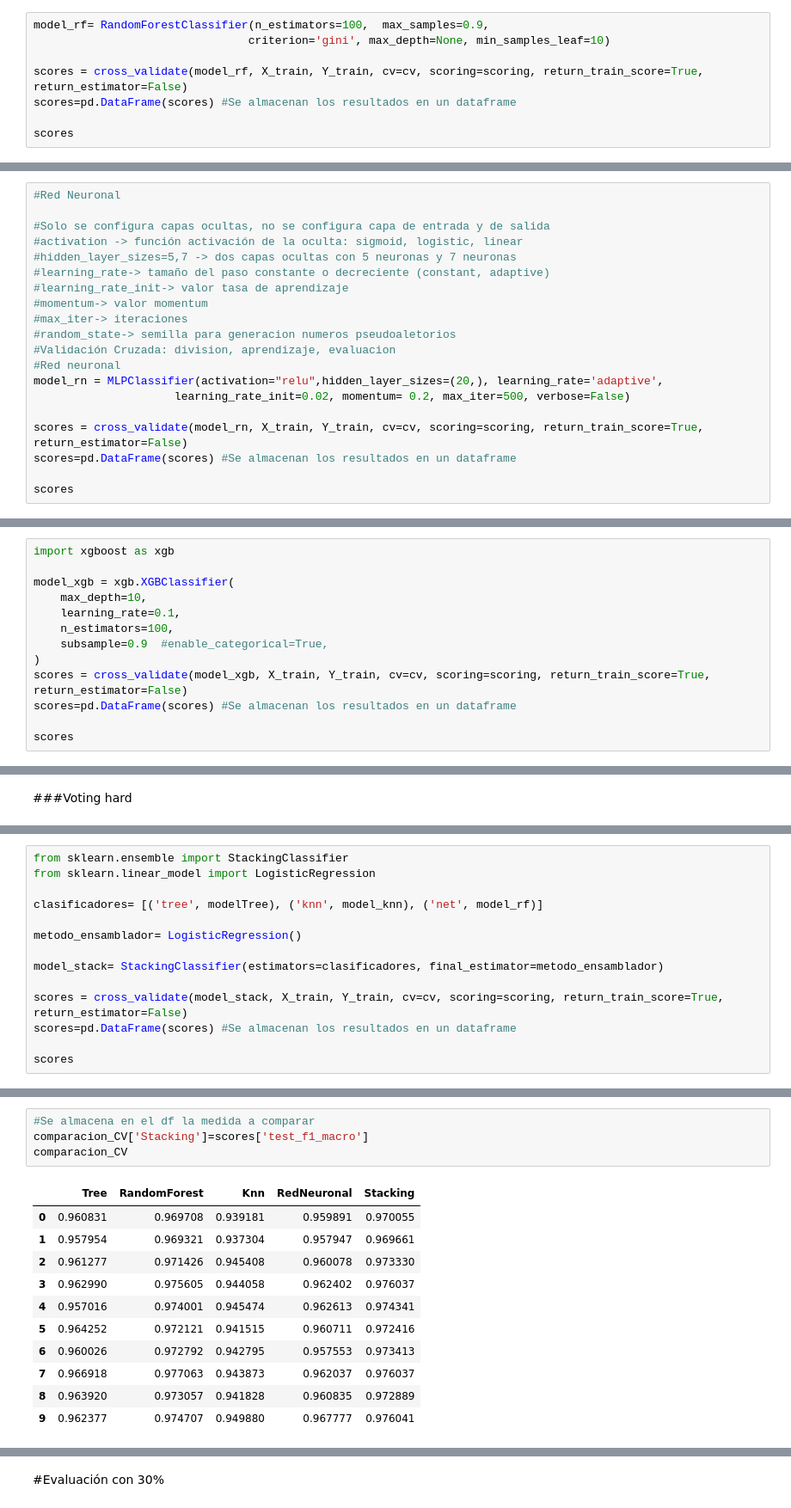
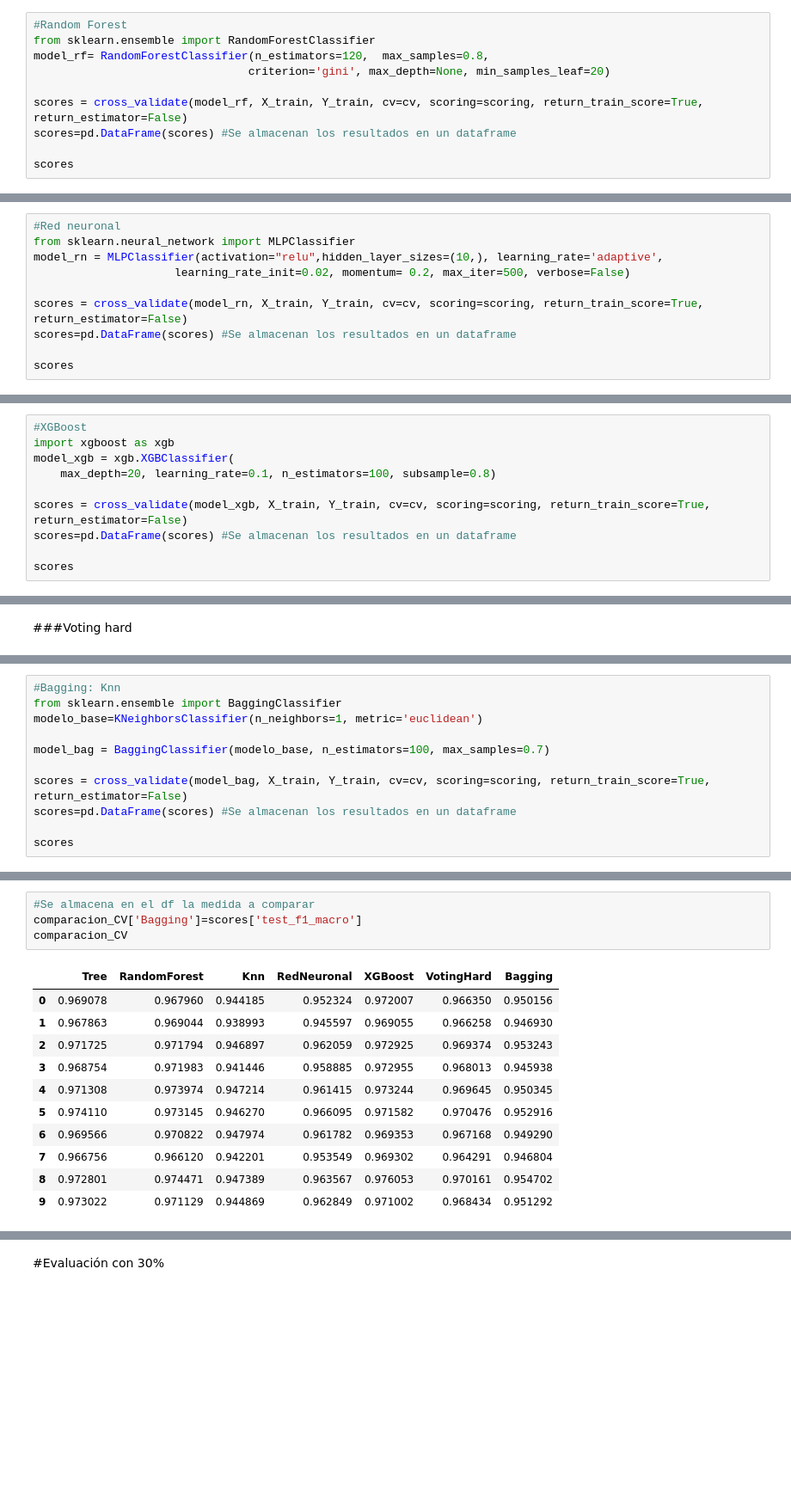
Before and after one commit to IvanTangZhu19/AstronomIA, a Jupyter notebook: notebooks/AstronomIA_Modelos.ipynb, the cells around one changed output, grey strips where cells are left out. Shown at 86% size. Saved outputs shown, nothing was run; the diff lists cells and outputs as text; blank space fills up the shorter version.

```diff
--- a/notebooks/AstronomIA_Modelos.ipynb
+++ b/notebooks/AstronomIA_Modelos.ipynb
@@ -258,6 +238,8 @@ from sklearn.ensemble import RandomForestClassifier
 # %%
-model_rf= RandomForestClassifier(n_estimators=100,  max_samples=0.9,
-                                criterion='gini', max_depth=None, min_samples_leaf=10)
+#Random Forest
+from sklearn.ensemble import RandomForestClassifier
+model_rf= RandomForestClassifier(n_estimators=120,  max_samples=0.8,
+                                criterion='gini', max_depth=None, min_samples_leaf=20)
 
 scores = cross_validate(model_rf, X_train, Y_train, cv=cv, scoring=scoring, return_train_score=True, return_estimator=False)
 scores=pd.DataFrame(scores) #Se almacenan los resultados en un dataframe
@@ -394,17 +372,7 @@ from sklearn.neural_network import MLPClassifier
 # %%
-#Red Neuronal
-
-#Solo se configura capas ocultas, no se configura capa de entrada y de salida
-#activation -> función activación de la oculta: sigmoid, logistic, linear
-#hidden_layer_sizes=5,7 -> dos capas ocultas con 5 neuronas y 7 neuronas
-#learning_rate-> tamaño del paso constante o decreciente (constant, adaptive)
-#learning_rate_init-> valor tasa de aprendizaje
-#momentum-> valor momentum
-#max_iter-> iteraciones
-#random_state-> semilla para generacion numeros pseudoaletorios
-#Validación Cruzada: division, aprendizaje, evaluacion
 #Red neuronal
-model_rn = MLPClassifier(activation="relu",hidden_layer_sizes=(20,), learning_rate='adaptive',
+from sklearn.neural_network import MLPClassifier
+model_rn = MLPClassifier(activation="relu",hidden_layer_sizes=(10,), learning_rate='adaptive',
                      learning_rate_init=0.02, momentum= 0.2, max_iter=500, verbose=False)
 
 scores = cross_validate(model_rn, X_train, Y_train, cv=cv, scoring=scoring, return_train_score=True, return_estimator=False)
@@ -473,14 +441,11 @@ plt.plot(loss_values)
 # %% [markdown]
 ###XGBoost
 # %%
+#XGBoost
 import xgboost as xgb
+model_xgb = xgb.XGBClassifier(
+    max_depth=20, learning_rate=0.1, n_estimators=100, subsample=0.8)
 
-model_xgb = xgb.XGBClassifier(
-    max_depth=10,
-    learning_rate=0.1,
-    n_estimators=100,
-    subsample=0.9  #enable_categorical=True,
-)
 scores = cross_validate(model_xgb, X_train, Y_train, cv=cv, scoring=scoring, return_train_score=True, return_estimator=False)
 scores=pd.DataFrame(scores) #Se almacenan los resultados en un dataframe
 
@@ -589,14 +553,11 @@ comparacion_CV
 # %%
-from sklearn.ensemble import StackingClassifier
-from sklearn.linear_model import LogisticRegression
+#Bagging: Knn
+from sklearn.ensemble import BaggingClassifier
+modelo_base=KNeighborsClassifier(n_neighbors=1, metric='euclidean')
 
-clasificadores= [('tree', modelTree), ('knn', model_knn), ('net', model_rf)]
+model_bag = BaggingClassifier(modelo_base, n_estimators=100, max_samples=0.7)
 
-metodo_ensamblador= LogisticRegression()
-
-model_stack= StackingClassifier(estimators=clasificadores, final_estimator=metodo_ensamblador)
-
-scores = cross_validate(model_stack, X_train, Y_train, cv=cv, scoring=scoring, return_train_score=True, return_estimator=False)
+scores = cross_validate(model_bag, X_train, Y_train, cv=cv, scoring=scoring, return_train_score=True, return_estimator=False)
 scores=pd.DataFrame(scores) #Se almacenan los resultados en un dataframe
 
 scores
@@ -629,17 +590,17 @@ scores.mean()
 dtype: float64
 # %%
 #Se almacena en el df la medida a comparar
-comparacion_CV['Stacking']=scores['test_f1_macro']
+comparacion_CV['Bagging']=scores['test_f1_macro']
 comparacion_CV
 # %% [output]
-|  | Tree | RandomForest | Knn | RedNeuronal | Stacking |
-| 0 | 0.960831 | 0.969708 | 0.939181 | 0.959891 | 0.970055 |
-| 1 | 0.957954 | 0.969321 | 0.937304 | 0.957947 | 0.969661 |
-| 2 | 0.961277 | 0.971426 | 0.945408 | 0.960078 | 0.973330 |
-| 3 | 0.962990 | 0.975605 | 0.944058 | 0.962402 | 0.976037 |
-| 4 | 0.957016 | 0.974001 | 0.945474 | 0.962613 | 0.974341 |
-| 5 | 0.964252 | 0.972121 | 0.941515 | 0.960711 | 0.972416 |
-| 6 | 0.960026 | 0.972792 | 0.942795 | 0.957553 | 0.973413 |
-| 7 | 0.966918 | 0.977063 | 0.943873 | 0.962037 | 0.976037 |
-| 8 | 0.963920 | 0.973057 | 0.941828 | 0.960835 | 0.972889 |
-| 9 | 0.962377 | 0.974707 | 0.949880 | 0.967777 | 0.976041 |
+|  | Tree | RandomForest | Knn | RedNeuronal | XGBoost | VotingHard | Bagging |
+| 0 | 0.969078 | 0.967960 | 0.944185 | 0.952324 | 0.972007 | 0.966350 | 0.950156 |
+| 1 | 0.967863 | 0.969044 | 0.938993 | 0.945597 | 0.969055 | 0.966258 | 0.946930 |
+| 2 | 0.971725 | 0.971794 | 0.946897 | 0.962059 | 0.972925 | 0.969374 | 0.953243 |
+| 3 | 0.968754 | 0.971983 | 0.941446 | 0.958885 | 0.972955 | 0.968013 | 0.945938 |
+| 4 | 0.971308 | 0.973974 | 0.947214 | 0.961415 | 0.973244 | 0.969645 | 0.950345 |
+| 5 | 0.974110 | 0.973145 | 0.946270 | 0.966095 | 0.971582 | 0.970476 | 0.952916 |
+| 6 | 0.969566 | 0.970822 | 0.947974 | 0.961782 | 0.969353 | 0.967168 | 0.949290 |
+| 7 | 0.966756 | 0.966120 | 0.942201 | 0.953549 | 0.969302 | 0.964291 | 0.946804 |
+| 8 | 0.972801 | 0.974471 | 0.947389 | 0.963567 | 0.976053 | 0.970161 | 0.954702 |
+| 9 | 0.973022 | 0.971129 | 0.944869 | 0.962849 | 0.971002 | 0.968434 | 0.951292 |
```
Also changed, not shown: parts of 77 cells of this notebook.
